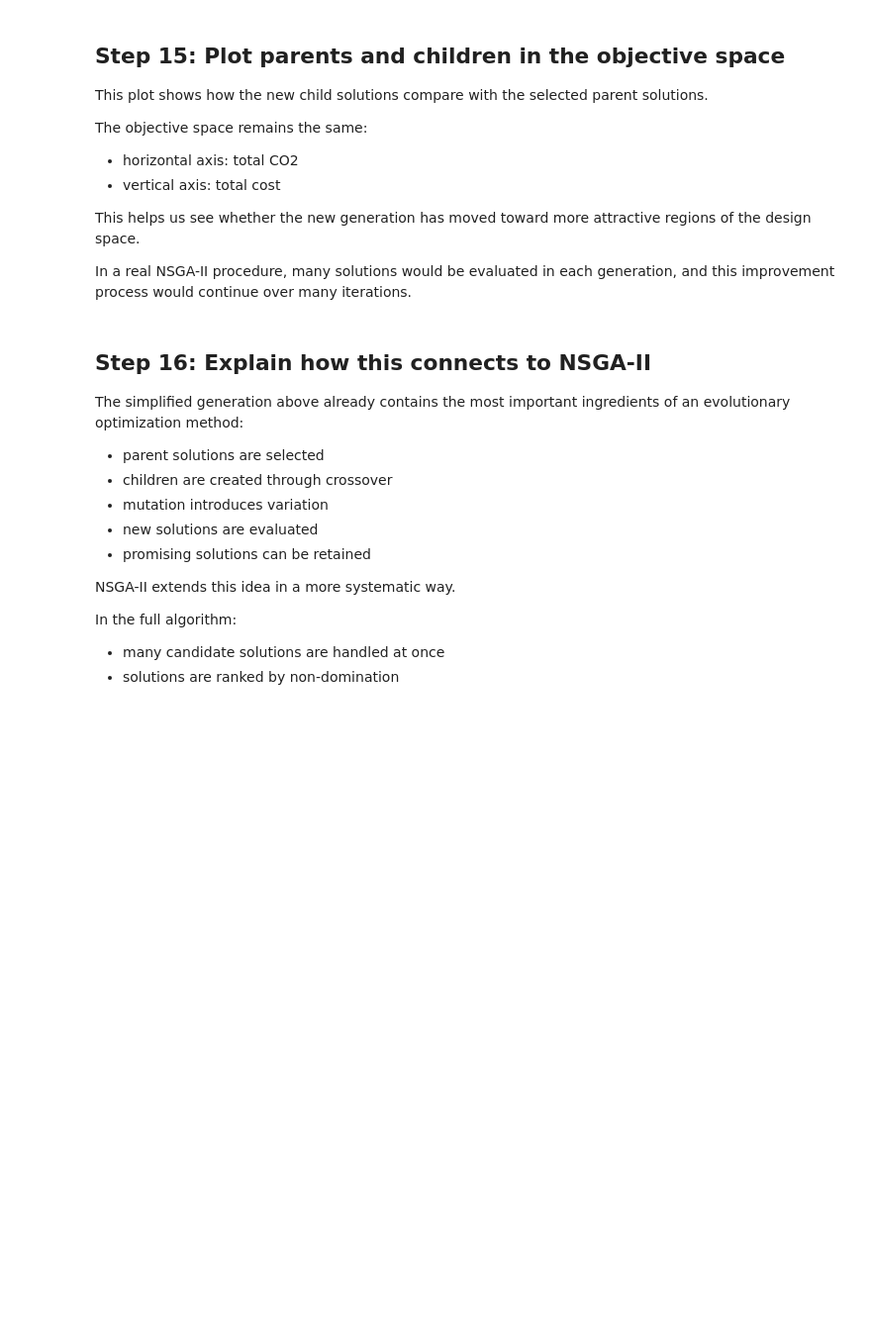
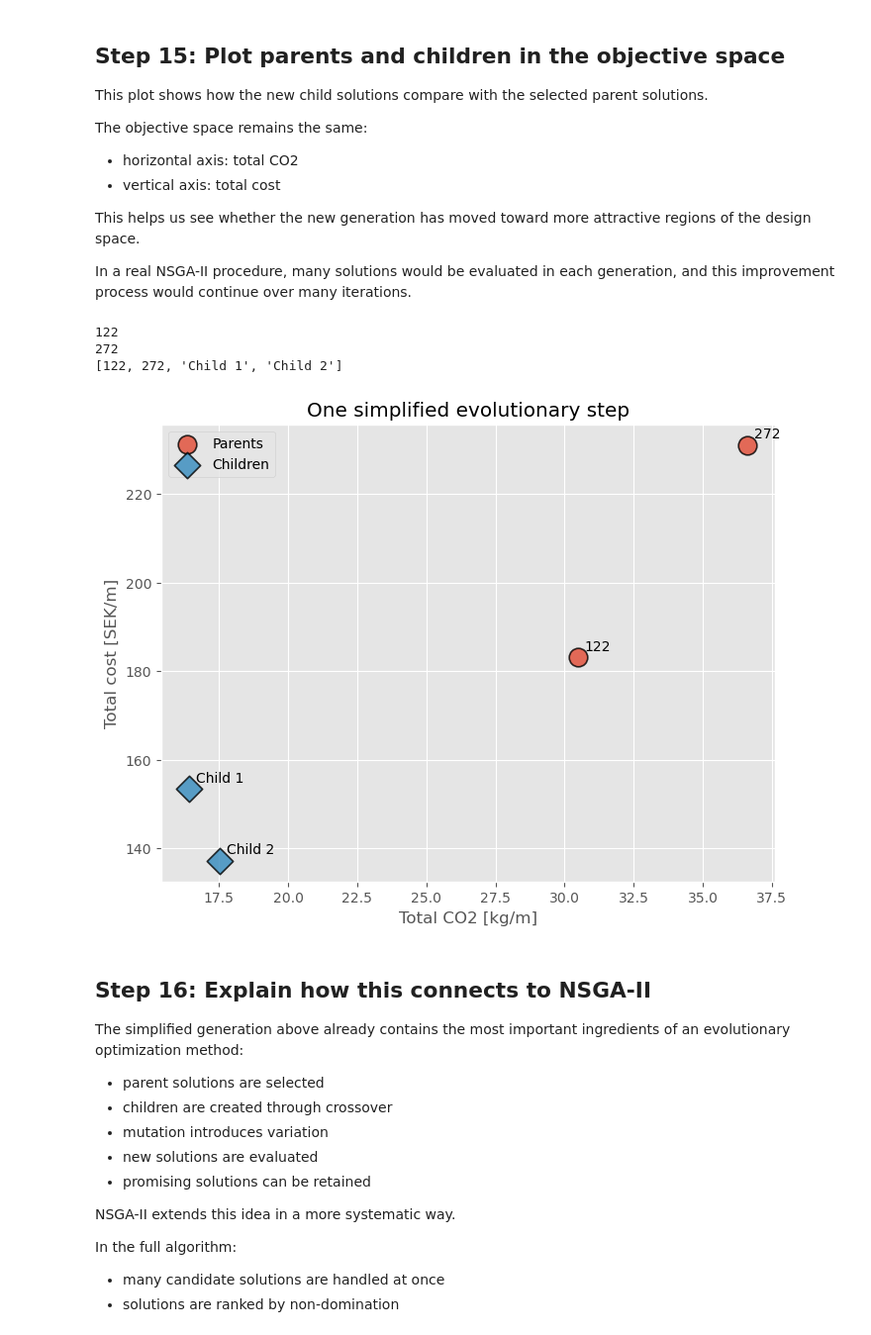
Before and after one commit to chalmersStructuralEngineering/course_sbd_concrete_section, a Jupyter notebook: concrete_beam_analysis_NSGA-II.ipynb, the cells around one changed output. Shown at 99% size. Saved outputs shown, nothing was run; the diff lists cells and outputs as text; code cells hidden in the pictures; blank space fills up the shorter version.

```diff
--- a/concrete_beam_analysis_NSGA-II.ipynb
+++ b/concrete_beam_analysis_NSGA-II.ipynb
@@ -402,44 +481,61 @@ The objective space remains the same:
 This helps us see whether the new generation has moved toward more attractive regions of the design space.
 
 In a real NSGA-II procedure, many solutions would be evaluated in each generation, and this improvement process would continue over many iterations.
+# %%
+print(parent_1["Solution ID"])
+print(parent_2["Solution ID"])
+print(combined_generation_df["Solution ID"].tolist())
+# %% [output]
+122
+272
+[122, 272, 'Child 1', 'Child 2']
 # %%
 plt.figure(figsize=(8, 6))
 
-parent_points = combined_generation_df[combined_generation_df["Solution ID"].isin(["A", "B"])]
-child_points = combined_generation_df[combined_generation_df["Solution ID"].isin(["Child 1", "Child 2"])]
+parent_ids = [parent_1["Solution ID"], parent_2["Solution ID"]]
+child_ids = ["Child 1", "Child 2"]
+
+parent_points = combined_generation_df[combined_generation_df["Solution ID"].isin(parent_ids)]
+child_points = combined_generation_df[combined_generation_df["Solution ID"].isin(child_ids)]
 
 plt.scatter(
     parent_points["Total CO2 [kg/m]"],
     parent_points["Total cost [SEK/m]"],
-    s=140,
+    s=180,
     marker="o",
+    edgecolors="black",
+    linewidths=1.2,
     alpha=0.8,
     label="Parents"
 )
 
 plt.scatter(
     child_points["Total CO2 [kg/m]"],
     child_points["Total cost [SEK/m]"],
-    s=140,
+    s=180,
     marker="D",
+    edgecolors="black",
+    linewidths=1.2,
     alpha=0.8,
     label="Children"
 )
 
 for _, row in combined_generation_df.iterrows():
     plt.annotate(
-        row["Solution ID"],
+        str(row["Solution ID"]),
         (row["Total CO2 [kg/m]"], row["Total cost [SEK/m]"]),
         xytext=(5, 5),
         textcoords="offset points"
     )
 
 plt.xlabel("Total CO2 [kg/m]")
 plt.ylabel("Total cost [SEK/m]")
 plt.title("One simplified evolutionary step")
 plt.legend()
 plt.grid(True)
 plt.show()
+# %% [output]
+[figure, added]
 # %% [markdown]
 ## Step 16: Explain how this connects to NSGA-II
 
```
Also changed, not shown: parts of 32 cells of this notebook, 1 other file.
